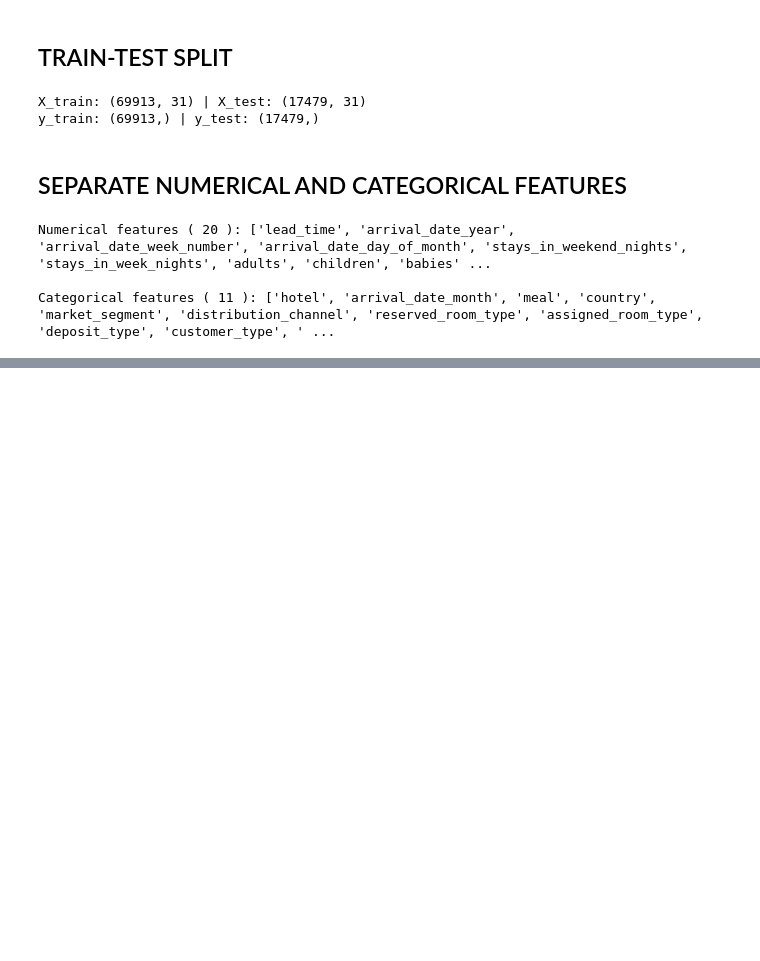
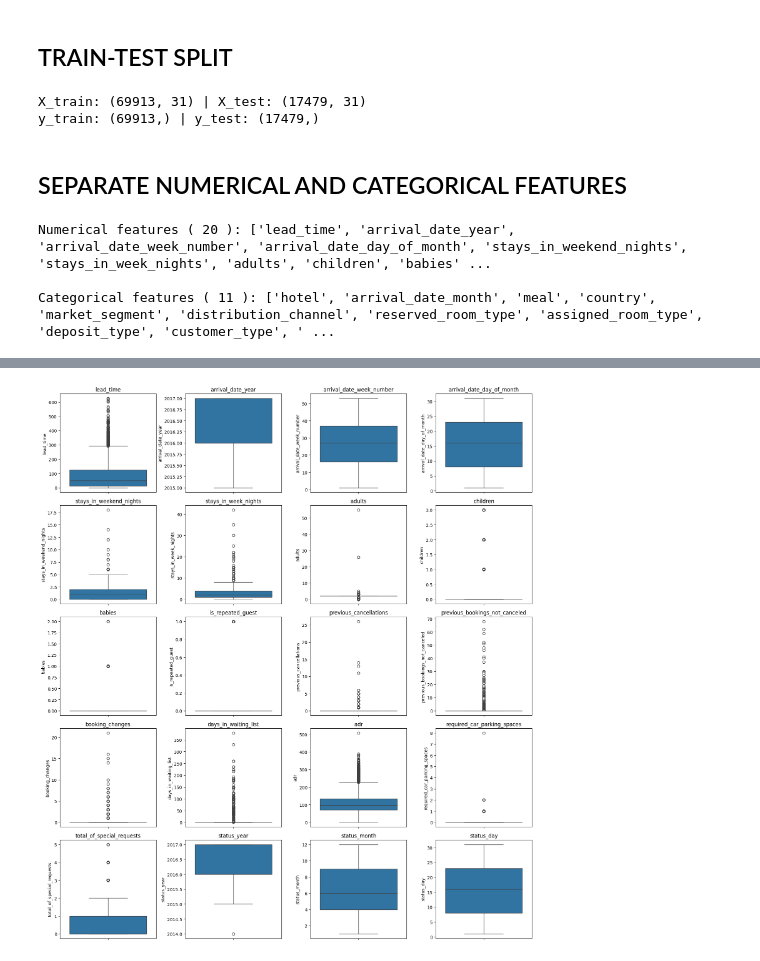
Before and after one commit to Arya-rb/hotel-bookings-eda-and-preprocessing, a Jupyter notebook: Hotel_booking_section1.ipynb, the cells around one changed output, grey strips where cells are left out. Cells and saved outputs as stored; diff of their text form; code cells hidden in the pictures; blank space fills up the shorter version.

```diff
--- a/Hotel_booking_section1.ipynb
+++ b/Hotel_booking_section1.ipynb
@@ -438,0 +443,6 @@ Categorical features ( 11 ): ['hotel', 'arrival_date_month', 'meal', 'country',
+# %%
+X_train_num = X_train[numerical_cols].astype(float)
+X_test_num = X_test[numerical_cols].astype(float)
+
+print("Missing values in numerical train data:")
+print(X_train_num.isnull().sum()[X_train_num.isnull().sum() > 0])
@@ -438,0 +511,10 @@ Categorical features ( 11 ): ['hotel', 'arrival_date_month', 'meal', 'country',
+# %%
+plt.figure(figsize=(16, 18))
+for i, col in enumerate(numerical_cols, 1):
+    plt.subplot(5, 4, i)
+    sns.boxplot(X_test_num_imp[col])
+    plt.title(col)
+plt.tight_layout()
+plt.show()
+# %% [output]
+[figure, added]
```
Also changed, not shown: parts of 15 cells of this notebook.
